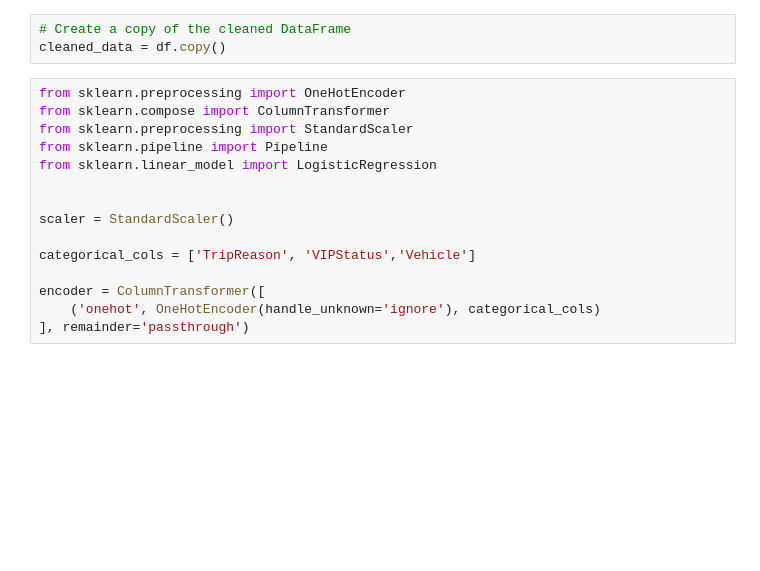
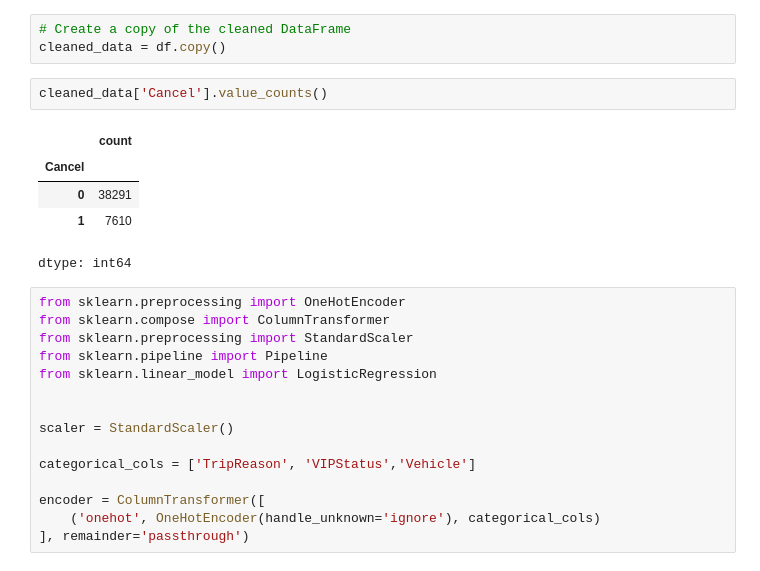
Before and after one commit to staerkjoe/QuantRisk_Colab, a Jupyter notebook: TicketCancellation.ipynb, the cells around one changed output. Cells and saved outputs as stored; diff of their text form; blank space fills up the shorter version.

```diff
--- a/TicketCancellation.ipynb
+++ b/TicketCancellation.ipynb
@@ -194,6 +194,14 @@ dtype: int64
 # %%
 # Create a copy of the cleaned DataFrame
 cleaned_data = df.copy()
+# %%
+cleaned_data['Cancel'].value_counts()
+# %% [output]
+|  | count |
+| Cancel |  |
+| 0 | 38291 |
+| 1 | 7610 |
+dtype: int64
 # %%
 from sklearn.preprocessing import OneHotEncoder
 from sklearn.compose import ColumnTransformer
```
